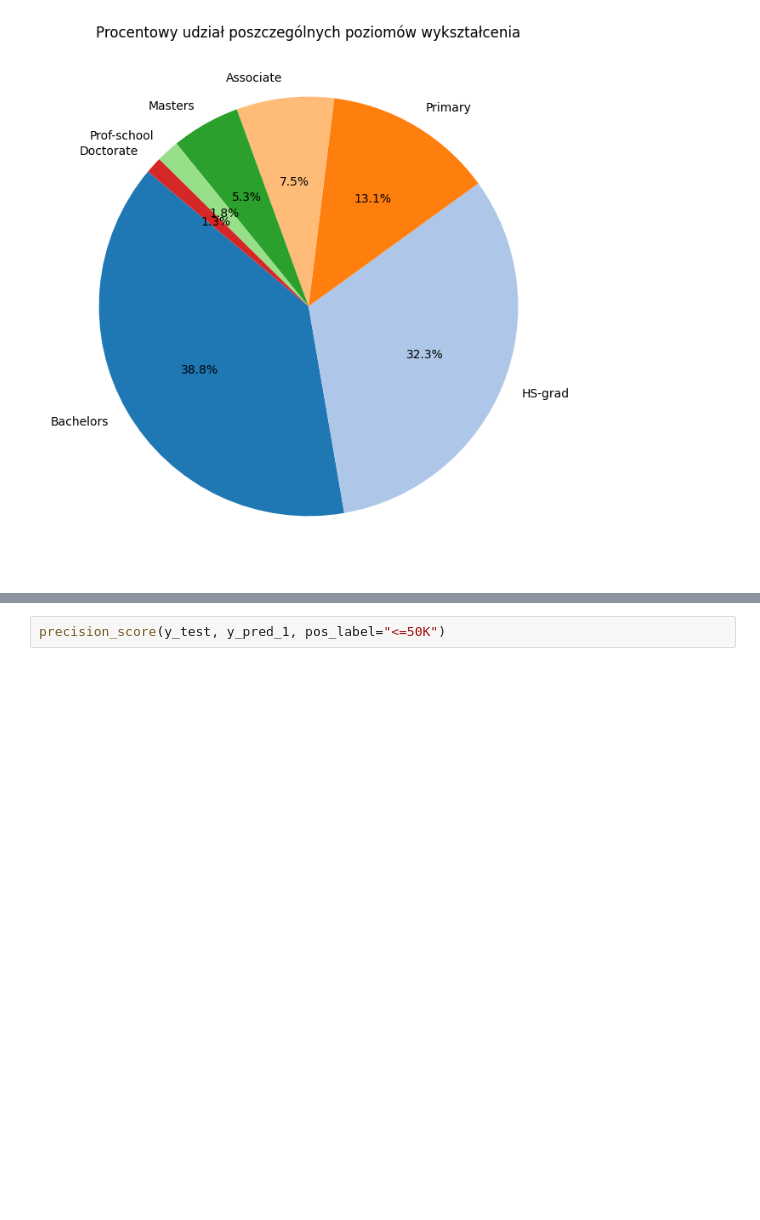
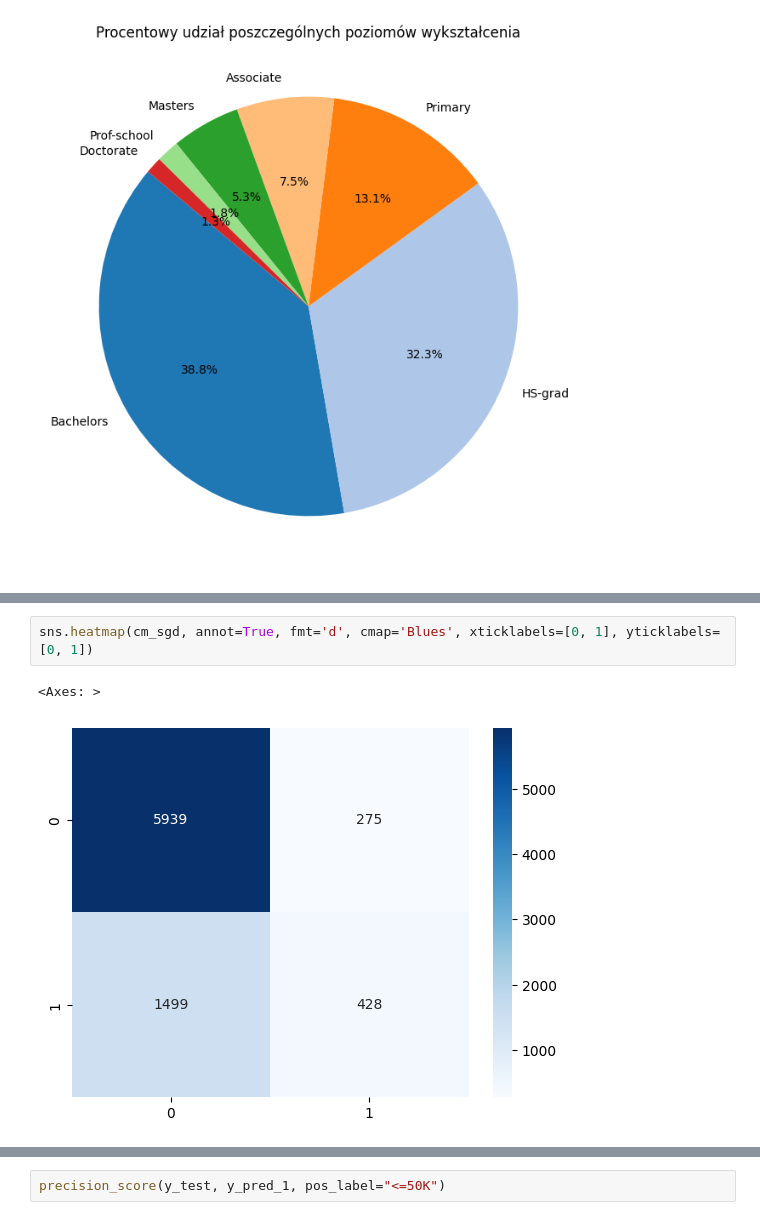
Before and after one commit to dsuszek/pjatk-pum, a Jupyter notebook: FinalProject/Raport_koncowy_s23396_s23632.ipynb, the cells around one changed output, grey strips where cells are left out. Drawn from its saved outputs; the diff is of its cells as text; blank space fills up the shorter version.

```diff
--- a/FinalProject/Raport_koncowy_s23396_s23632.ipynb
+++ b/FinalProject/Raport_koncowy_s23396_s23632.ipynb
@@ -208,0 +331,5 @@ X_train, X_test, y_train, y_test = train_test_split(X, y, random_state=42)
+# %%
+sns.heatmap(cm_sgd, annot=True, fmt='d', cmap='Blues', xticklabels=[0, 1], yticklabels=[0, 1])
+# %% [output]
+<Axes: >
+[figure, added]
```
Also changed, not shown: parts of 28 cells of this notebook, 10 other files.
